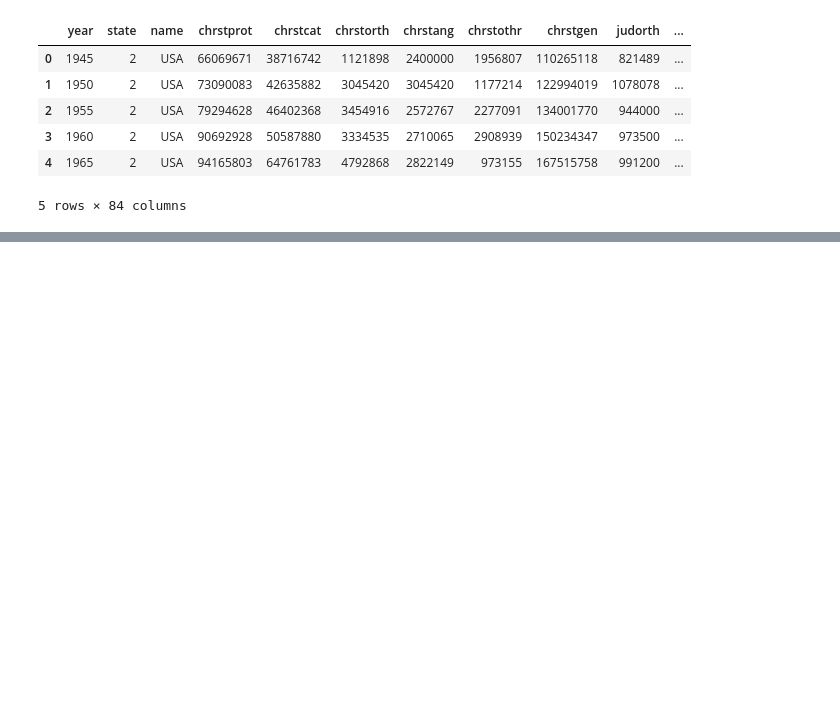
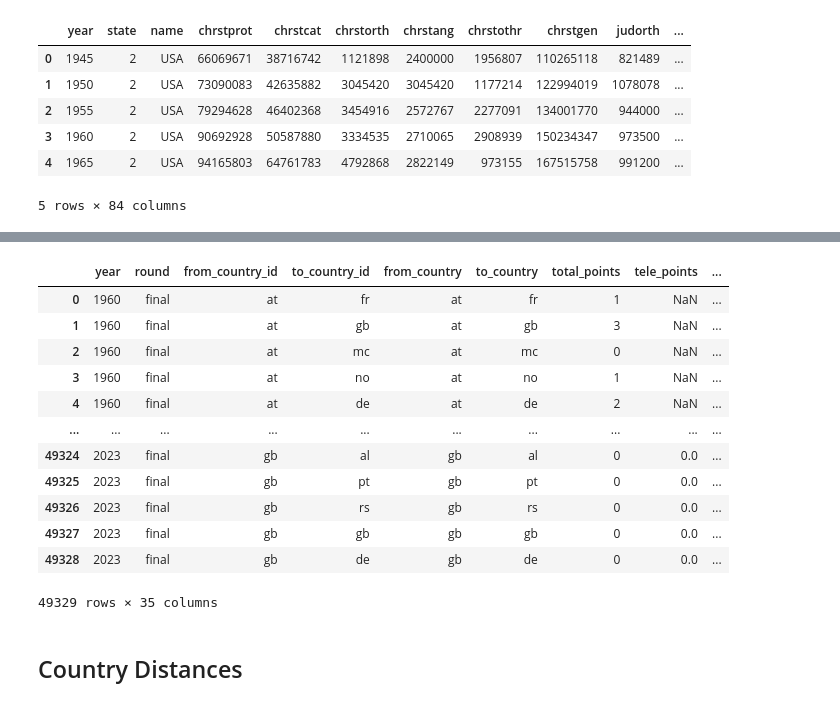
Before and after one commit to kluedemann/eurovision-voting-analysis, a Jupyter notebook: src/data_processing.ipynb, the cells around one changed output, grey strips where cells are left out. Drawn from its saved outputs; the diff is of its cells as text; code cells hidden in the pictures; blank space fills up the shorter version.

```diff
--- a/src/data_processing.ipynb
+++ b/src/data_processing.ipynb
@@ -210,0 +224,21 @@ test_merged
+# %%
+merged_1 = votes.merge(test_merged, left_on=["year", "from_country_id"], right_on=["Year", "iso-alpha-2"])
+merged_2 = merged_1.merge(test_merged, left_on=["year", "to_country_id"], right_on=["Year", "iso-alpha-2"], suffixes=("_from", "_to"))
+# set(merged_1["to_country_id"].unique()) - set(merged_1["from_country_id"].unique())
+merged_2
+# %% [output]
+|  | year | round | from_country_id | to_country_id | from_country | to_country | total_points | tele_points | ... |
+| 0 | 1960 | final | at | fr | at | fr | 1 | NaN | ... |
+| 1 | 1960 | final | at | gb | at | gb | 3 | NaN | ... |
+| 2 | 1960 | final | at | mc | at | mc | 0 | NaN | ... |
+| 3 | 1960 | final | at | no | at | no | 1 | NaN | ... |
+| 4 | 1960 | final | at | de | at | de | 2 | NaN | ... |
+| ... | ... | ... | ... | ... | ... | ... | ... | ... | ... |
+| 49324 | 2023 | final | gb | al | gb | al | 0 | 0.0 | ... |
+| 49325 | 2023 | final | gb | pt | gb | pt | 0 | 0.0 | ... |
+| 49326 | 2023 | final | gb | rs | gb | rs | 0 | 0.0 | ... |
+| 49327 | 2023 | final | gb | gb | gb | gb | 0 | 0.0 | ... |
+| 49328 | 2023 | final | gb | de | gb | de | 0 | 0.0 | ... |
+49329 rows × 35 columns
+# %% [markdown]
+## Country Distances
```
Also changed, not shown: parts of 18 cells of this notebook.
